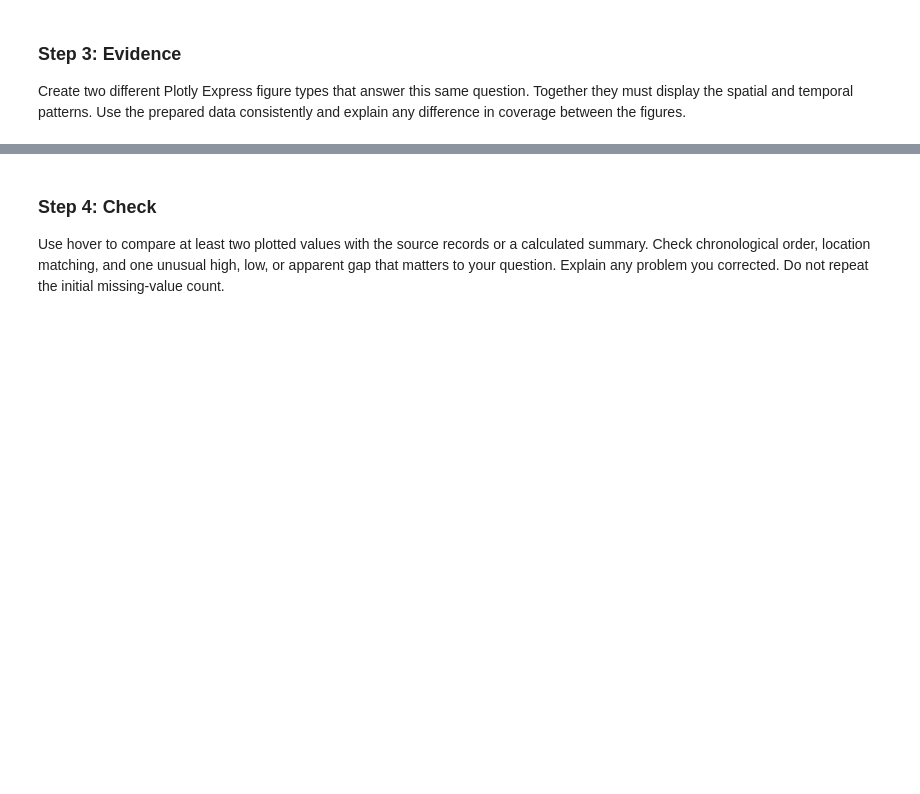
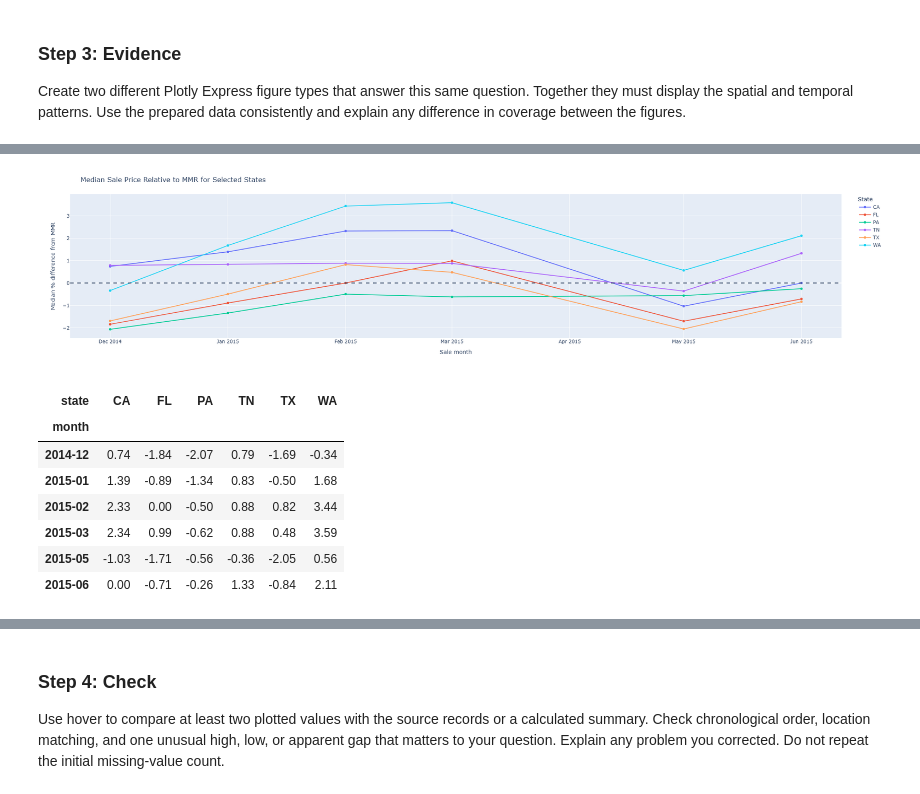
Before and after one commit to JPDeuce/Data_Visualization_and_Modeling_Campus, a Jupyter notebook: week03/lab/Lab - Relationships in Space and Time.ipynb, the cells around one changed output, grey strips where cells are left out. Saved outputs shown, nothing was run; the diff lists cells and outputs as text; code cells hidden in the pictures; blank space fills up the shorter version.

```diff
--- a/week03/lab/Lab - Relationships in Space and Time.ipynb
+++ b/week03/lab/Lab - Relationships in Space and Time.ipynb
@@ -285,6 +620,38 @@ Your answer:
 # %%
 # Create Figure 2 using a different chart type to answer the same research question.
 # Label any aggregation or transformation.
+selected_states = ["ca", "fl", "tx", "pa", "tn", "wa"]
+line_df = monthly_state_df[monthly_state_df["state"].isin(selected_states)].copy()
+line_df["state"] = line_df["state"].str.upper()
+line_df["month_start"] = pd.to_datetime(line_df["month"] + "-01")
+line_df = line_df.sort_values(["state", "month_start"])
+
+fig = px.line(
+    line_df,
+    x="month_start",
+    y="median_pct_diff",
+    color="state",
+    markers=True,
+    labels={"month_start": "Sale month",
+            "median_pct_diff": "Median % difference from MMR",
+            "state": "State"}
+)
+fig.update_layout(title="Median Sale Price Relative to MMR for Selected States", height=500)
+fig.add_hline(y=0, line_dash="dash")
+fig.update_xaxes(dtick="M1", tickformat="%b %Y")
+fig.show()
+
+line_df.pivot(index="month", columns="state", values="median_pct_diff").round(2)
+# %% [output]
+[figure, added]
+| state | CA | FL | PA | TN | TX | WA |
+| month |  |  |  |  |  |  |
+| 2014-12 | 0.74 | -1.84 | -2.07 | 0.79 | -1.69 | -0.34 |
+| 2015-01 | 1.39 | -0.89 | -1.34 | 0.83 | -0.50 | 1.68 |
+| 2015-02 | 2.33 | 0.00 | -0.50 | 0.88 | 0.82 | 3.44 |
+| 2015-03 | 2.34 | 0.99 | -0.62 | 0.88 | 0.48 | 3.59 |
+| 2015-05 | -1.03 | -1.71 | -0.56 | -0.36 | -2.05 | 0.56 |
+| 2015-06 | 0.00 | -0.71 | -0.26 | 1.33 | -0.84 | 2.11 |
 # %% [markdown]
 **What does Figure 2 add? Record at least one value with its place, time, and units or count, and compare its message with Figure 1.**
 
```
Also changed, not shown: parts of 45 cells of this notebook, 2 other files.
